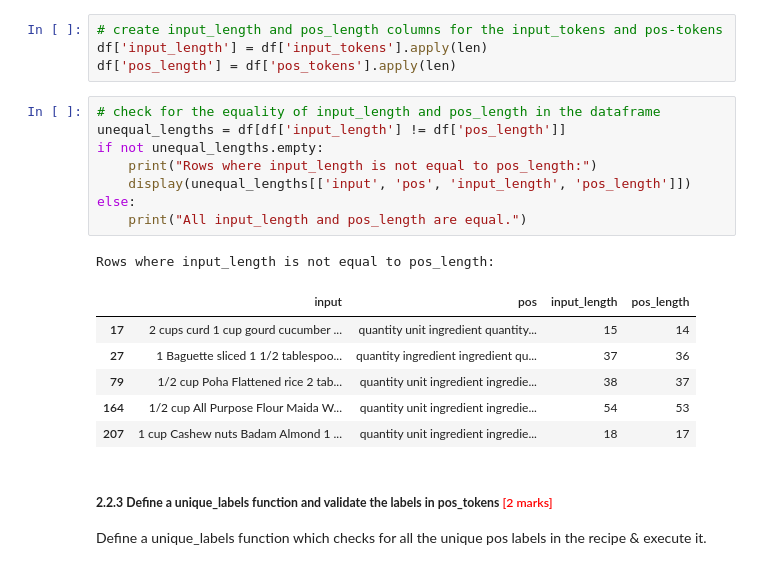
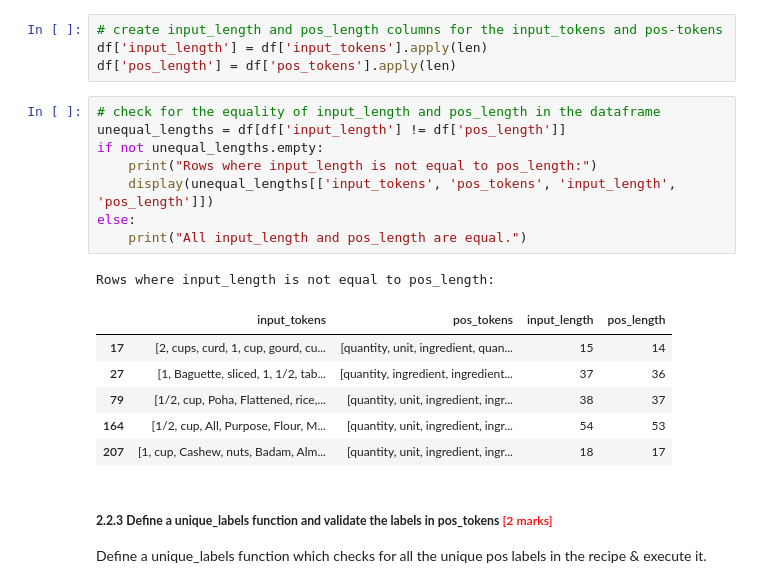
Before and after one commit to avanindra3/crf_custom_recipe_model, a Jupyter notebook: Identifying_Key_Entities_Recipe_Data_Avanindra-Singh.ipynb, the cells around one changed output. Cells and saved outputs as stored; diff of their text form.

```diff
--- a/Identifying_Key_Entities_Recipe_Data_Avanindra-Singh.ipynb
+++ b/Identifying_Key_Entities_Recipe_Data_Avanindra-Singh.ipynb
@@ -173,19 +173,19 @@ df['pos_length'] = df['pos_tokens'].apply(len)
 # %%
 # check for the equality of input_length and pos_length in the dataframe
 unequal_lengths = df[df['input_length'] != df['pos_length']]
 if not unequal_lengths.empty:
     print("Rows where input_length is not equal to pos_length:")
-    display(unequal_lengths[['input', 'pos', 'input_length', 'pos_length']])
+    display(unequal_lengths[['input_tokens', 'pos_tokens', 'input_length', 'pos_length']])
 else:
     print("All input_length and pos_length are equal.")
 # %% [output]
 Rows where input_length is not equal to pos_length:
-|  | input | pos | input_length | pos_length |
-| 17 | 2 cups curd 1 cup gourd cucumber ... | quantity unit ingredient quantity... | 15 | 14 |
-| 27 | 1 Baguette sliced 1 1/2 tablespoo... | quantity ingredient ingredient qu... | 37 | 36 |
-| 79 | 1/2 cup Poha Flattened rice 2 tab... | quantity unit ingredient ingredie... | 38 | 37 |
-| 164 | 1/2 cup All Purpose Flour Maida W... | quantity unit ingredient ingredie... | 54 | 53 |
-| 207 | 1 cup Cashew nuts Badam Almond 1 ... | quantity unit ingredient ingredie... | 18 | 17 |
+|  | input_tokens | pos_tokens | input_length | pos_length |
+| 17 | [2, cups, curd, 1, cup, gourd, cu... | [quantity, unit, ingredient, quan... | 15 | 14 |
+| 27 | [1, Baguette, sliced, 1, 1/2, tab... | [quantity, ingredient, ingredient... | 37 | 36 |
+| 79 | [1/2, cup, Poha, Flattened, rice,... | [quantity, unit, ingredient, ingr... | 38 | 37 |
+| 164 | [1/2, cup, All, Purpose, Flour, M... | [quantity, unit, ingredient, ingr... | 54 | 53 |
+| 207 | [1, cup, Cashew, nuts, Badam, Alm... | [quantity, unit, ingredient, ingr... | 18 | 17 |
 # %% [markdown]
 ##### **2.2.3** **Define a unique_labels function and validate the labels in pos_tokens** <font color = red>[2 marks]</font> <br>
 
```
Also changed, not shown: parts of 11 cells of this notebook.
